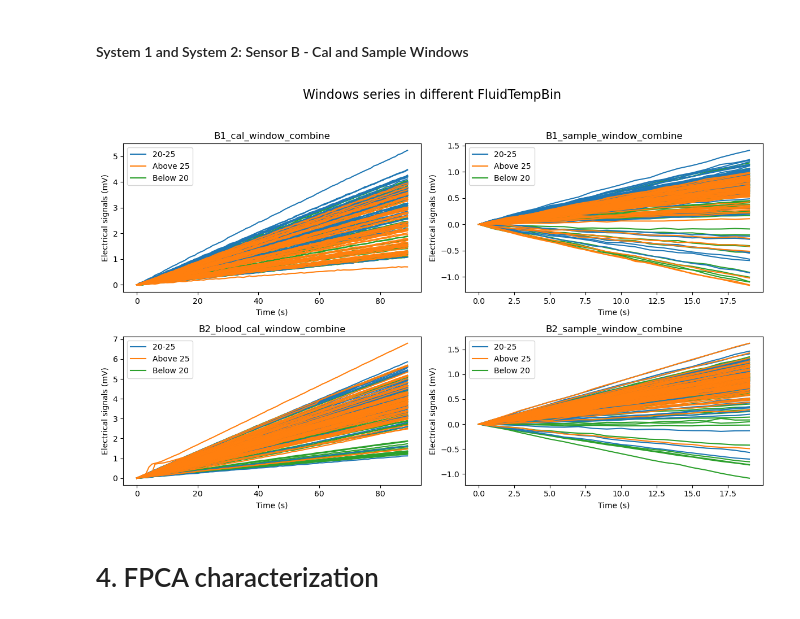
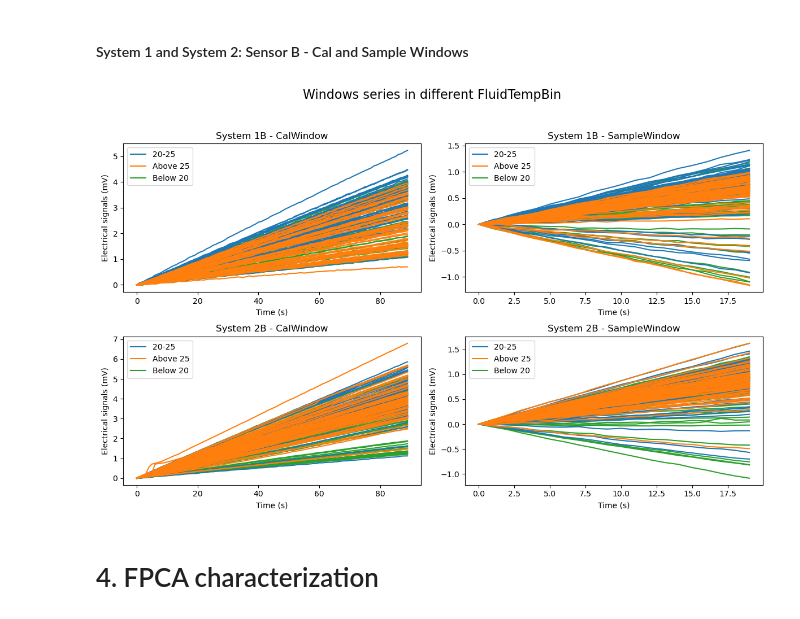
Before and after one commit to dejaytang/Capstone_Siemens, a Jupyter notebook: Coding/FDA_Resampling/StartingPoints_ZeroAligned/ZeroStart_Fluid_Temperature.ipynb, the cells around one changed output. Cells and saved outputs as stored; diff of their text form; code cells hidden in the pictures.

```diff
--- a/Coding/FDA_Resampling/StartingPoints_ZeroAligned/ZeroStart_Fluid_Temperature.ipynb
+++ b/Coding/FDA_Resampling/StartingPoints_ZeroAligned/ZeroStart_Fluid_Temperature.ipynb
@@ -505,9 +505,9 @@ plot_all_time_series_in_group(A1_cal_window_combine_balanced, A1_sample_window_c
 #### System 1 and System 2: Sensor B - Cal and Sample Windows
 # %%
 # Plot all the balanced time series from the window extraction
-plot_all_time_series_in_group(B1_cal_window_combine_balanced, B1_sample_window_combine_balanced, B2_cal_window_combine_balanced, B2_sample_window_combine_balanced, "FluidTempBin", "B1_cal_window_combine", "B1_sample_window_combine", "B2_blood_cal_window_combine", "B2_sample_window_combine")
+plot_all_time_series_in_group(B1_cal_window_combine_balanced, B1_sample_window_combine_balanced, B2_cal_window_combine_balanced, B2_sample_window_combine_balanced, "FluidTempBin", "System 1B - CalWindow", "System 1B - SampleWindow","System 2B - CalWindow", "System 2B - SampleWindow")
 # %% [output]
-[figure, old version]
+[figure, new version]
 # %% [markdown]
 # 4. FPCA characterization
 # %% [markdown]
```
Also changed, not shown: parts of 12 cells of this notebook, 7 other files.
